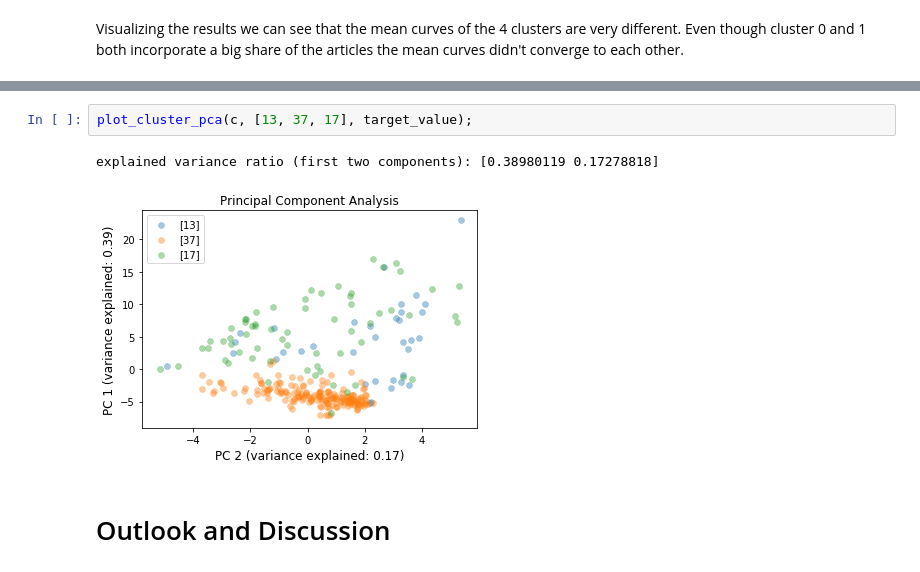
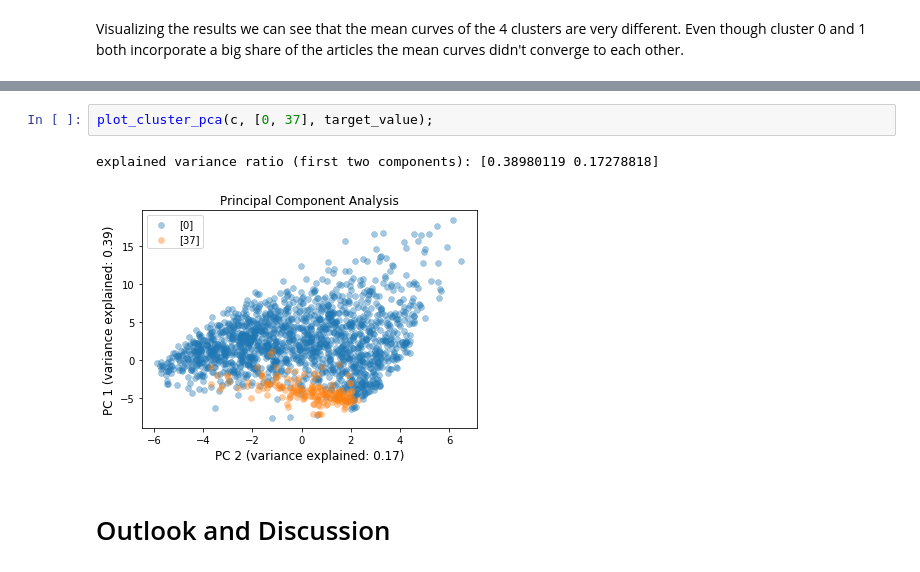
Before and after one commit to indyfree/tailor, a Jupyter notebook: notebooks/10-presentation-notebook.ipynb, the cells around one changed output, grey strips where cells are left out. Saved outputs shown, nothing was run; the diff lists cells and outputs as text.

```diff
--- a/notebooks/10-presentation-notebook.ipynb
+++ b/notebooks/10-presentation-notebook.ipynb
@@ -437,7 +447,7 @@ plot_feature_characteristics(c, 'cluster', target_value);
 # %%
-plot_cluster_pca(c, [13, 37, 17], target_value);
+plot_cluster_pca(c, [0, 37], target_value);
 # %% [output]
 explained variance ratio (first two components): [0.38980119 0.17278818]
-[figure, old version]
+[figure, new version]
 # %% [markdown]
 # Outlook and Discussion
```
Also changed, not shown: parts of 4 cells of this notebook, 1 other file.
